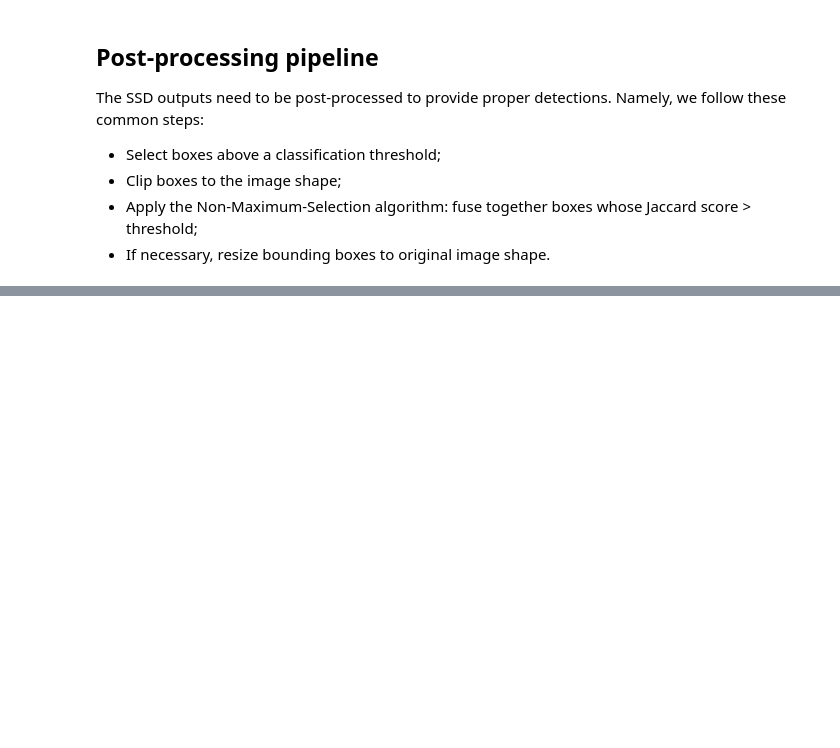
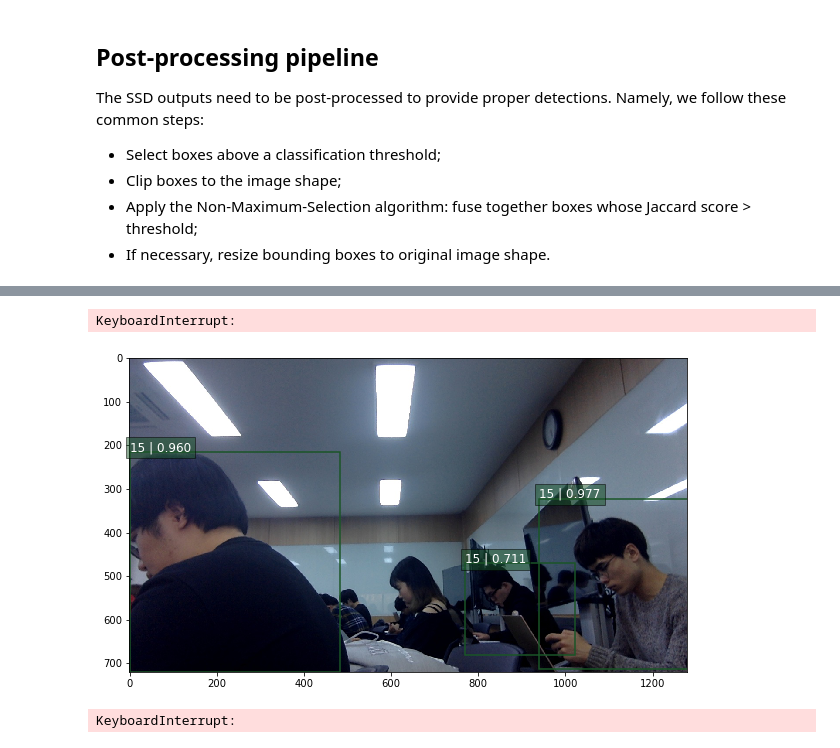
Before and after one commit to balancap/SSD-Tensorflow, a Jupyter notebook: notebooks/ssd_notebook.ipynb, the cells around one changed output, grey strips where cells are left out. Saved outputs shown, nothing was run; the diff lists cells and outputs as text; code cells hidden in the pictures; blank space fills up the shorter version.

Commit message:
Video demo and Live webcam demo

```diff
--- a/notebooks/ssd_notebook.ipynb
+++ b/notebooks/ssd_notebook.ipynb
@@ -96,0 +97,49 @@ visualization.plt_bboxes(img, rclasses, rscores, rbboxes)
+# %%
+# Video demo
+vidcap = cv2.VideoCapture(path + 'demo.mp4')
+fourcc = cv2.VideoWriter_fourcc(*'XVID')
+video = cv2.VideoWriter(path + 'output.avi',fourcc, 20.0, (640,480))
+count = 0
+ret = True
+while ret:
+    ret,image = vidcap.read()
+    image = cv2.cvtColor(image, cv2.COLOR_BGR2RGB)
+    cv2.imwrite(path + "frames/frame{0}.jpg".format(count), image) # save each frame as JPEG file
+    rclasses, rscores, rbboxes =  process_image(image)
+
+    visualization.bboxes_draw_on_img(img, rclasses, rscores, rbboxes, visualization.colors_plasma)
+    cv2.imwrite(path+ 'frames/frame{0}.jpg'.format(count), img) # comment this line if you don't want each frame saved
+    cv2.flip(img,0)
+    video.write(img)
+
+    count += 1
+
+# Release everything when job is done
+vidcap.release()
+video.release()
+# %% [output]
+KeyboardInterrupt:
+# %%
+# Live webcam demo
+cap = cv2.VideoCapture(0)
+while True:
+    if not cap.isOpened():
+        print('Failed to load camera.')
+        sleep(5)
+        pass
+    # Capture frame-by-frame
+    ret, frame = cap.read()
+    # Save Recently captured frame as Jpeg file
+    cv2.imwrite(path + 'captured.jpg', frame)
+    img = mpimg.imread(path + 'captured.jpg')
+
+    rclasses, rscores, rbboxes =  process_image(img)
+
+    # visualization.bboxes_draw_on_img(img, rclasses, rscores, rbboxes, visualization.colors_plasma)
+    visualization.plt_bboxes(img, rclasses, rscores, rbboxes)
+
+
+cap.release()
+# %% [output]
+[figure, added]
+KeyboardInterrupt:
```
Also changed, not shown: parts of 1 cell of this notebook, 11 other files.
